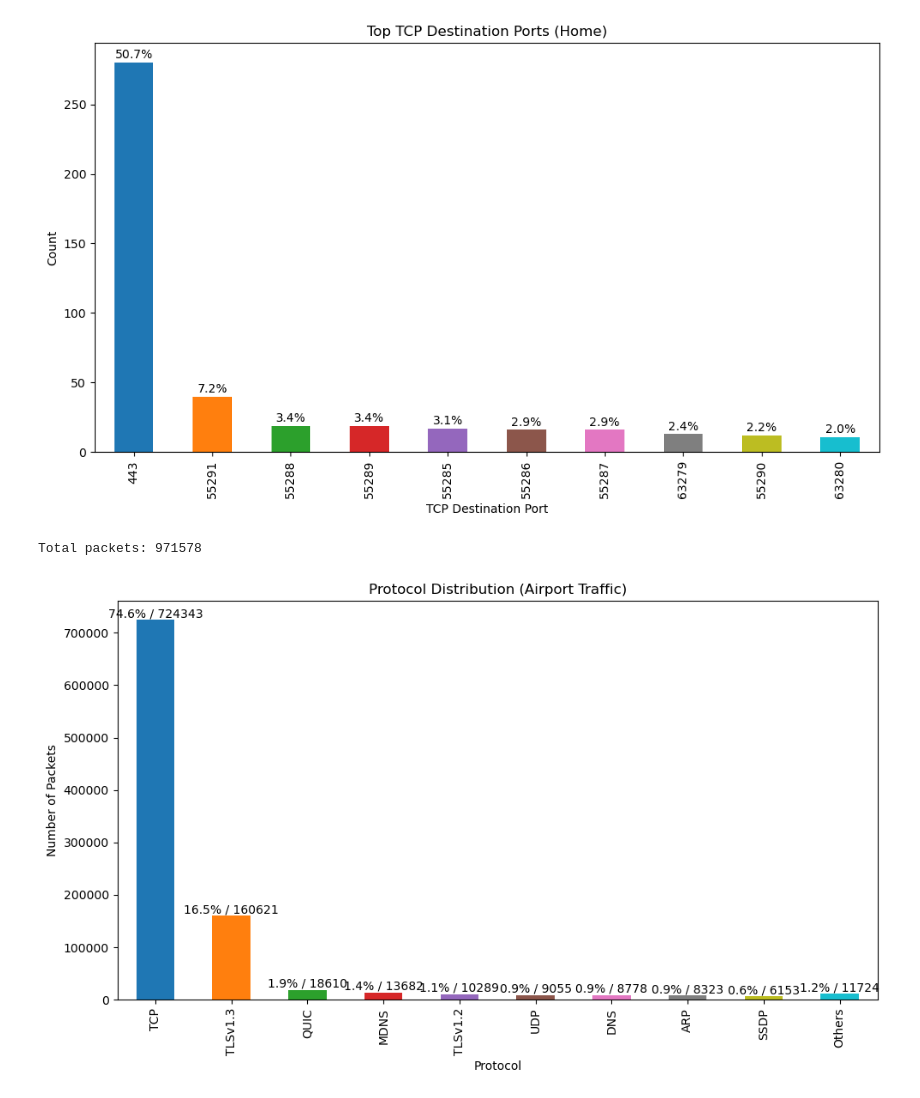
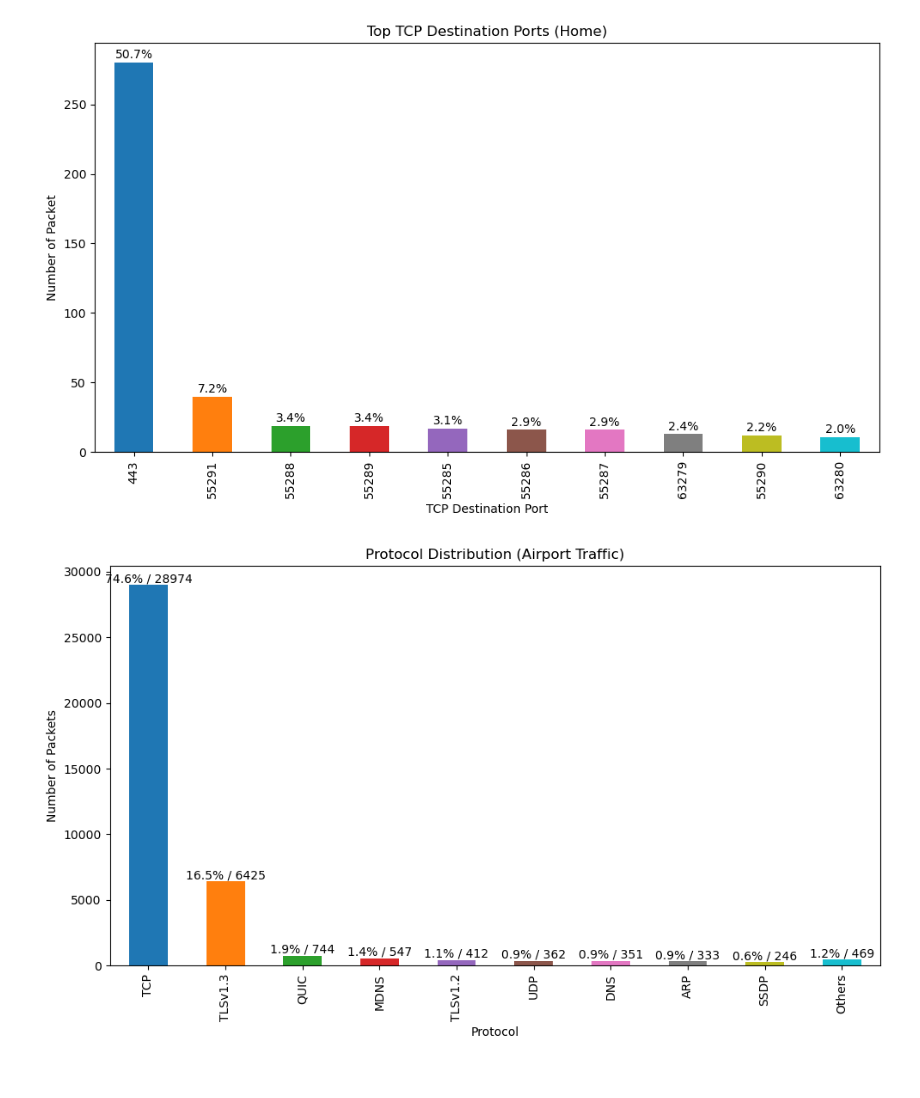
Before and after one commit to 48878679/CS5344_Project2, a Jupyter notebook: Project2/project2_inhome.ipynb, the cells around one changed output. Drawn from its saved outputs; the diff is of its cells as text; code cells hidden in the pictures.

Commit message:
edit on airport visualization

```diff
--- a/Project2/project2_inhome.ipynb
+++ b/Project2/project2_inhome.ipynb
@@ -28,7 +28,7 @@ bars = top_ports.plot(kind='bar', color=colors)
 
 plt.title('Top TCP Destination Ports (Home)')
 plt.xlabel('TCP Destination Port')
-plt.ylabel('Count')
+plt.ylabel('Number of Packet')
 plt.grid(False)
 plt.tight_layout()
 
@@ -40,7 +40,7 @@ for idx, value in enumerate(top_ports):
 # Plot
 plt.show()
 # %% [output]
-[figure, old version]
+[figure, new version]
 # %%
 # Read the fixed CSV file
 df = pd.read_csv('/Users/deborahpark/Documents/GitHub/CS5344_Project2/Project2/network_airport_fixed.csv')
@@ -48,38 +48,38 @@ df = pd.read_csv('/Users/deborahpark/Documents/GitHub/CS5344_Project2/Project2/n
 # Count Protocol occurrences
 protocol_counts = df['Protocol'].value_counts()
 
 # Separate top 9 and the rest
 top9 = protocol_counts.head(9)
 others = protocol_counts.iloc[9:].sum()
 
 # Combine into one new series using pd.concat
 final_counts = pd.concat([top9, pd.Series({'Others': others})])
 
-# Total packet count
+# Divide all counts by 20
+final_counts = final_counts / 25
+
+# Total packet count (after division)
 total_packets = final_counts.sum()
 
 # Create bar chart
 plt.figure(figsize=(10,6))
 colors = plt.cm.tab10(range(len(final_counts)))
 
 bars = final_counts.plot(kind='bar', color=colors)
 
 plt.title('Protocol Distribution (Airport Traffic)')
 plt.xlabel('Protocol')
 plt.ylabel('Number of Packets')
 plt.grid(False)
 plt.tight_layout()
 
-# Add percentage + count labels above each bar
+# Add percentage + rounded count labels above each bar
 for idx, value in enumerate(final_counts):
     percent = (value / total_packets) * 100
-    plt.text(idx, value + 1, f'{percent:.1f}% / {value}', ha='center', va='bottom', fontsize=10)
-
-# Print total packet count
-print(f"Total packets: {total_packets}")
+    rounded_value = round(value)
+    plt.text(idx, value + 0.5, f'{percent:.1f}% / {rounded_value}', ha='center', va='bottom', fontsize=10)
 
 # Show plot
 plt.show()
 # %% [output]
-Total packets: 971578
-[figure, old version]
+[figure, new version]
```
